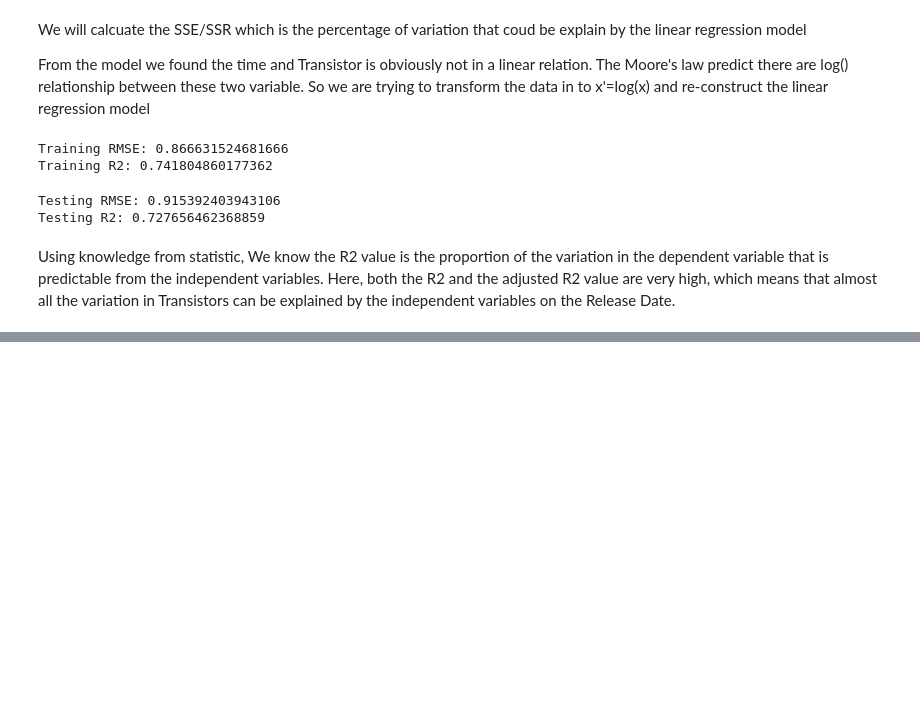
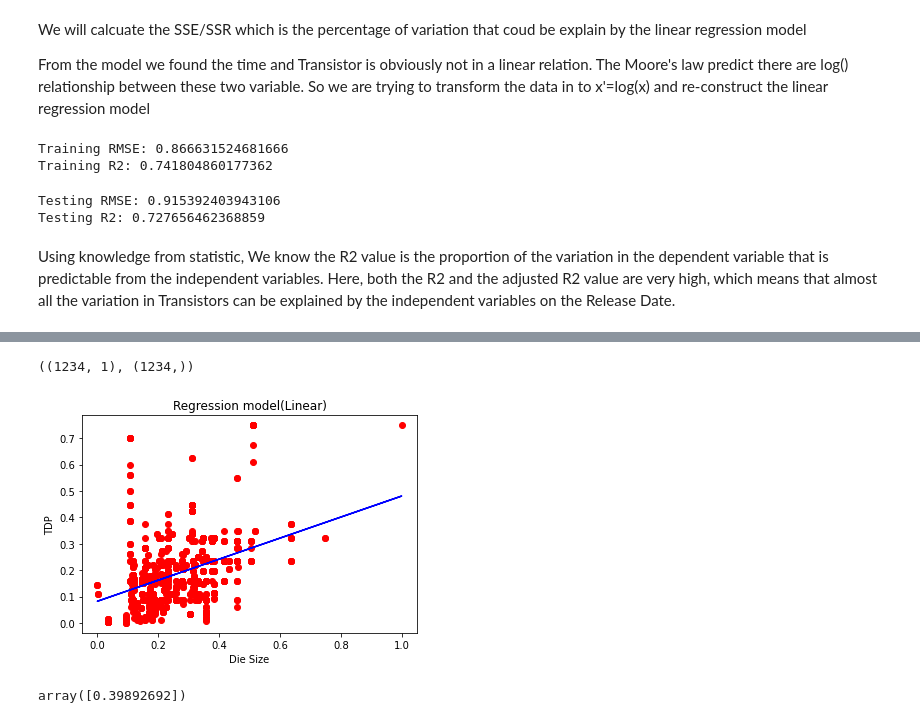
Before and after one commit to Yuchen-PLB/ECS171-FP, a Jupyter notebook: code/models/apply_Regression_Models.ipynb, the cells around one changed output, grey strips where cells are left out. Drawn from its saved outputs; the diff is of its cells as text; code cells hidden in the pictures; blank space fills up the shorter version.

Commit message:
Update apply_Regression_Models with more prediction between variables

```diff
--- a/code/models/apply_Regression_Models.ipynb
+++ b/code/models/apply_Regression_Models.ipynb
@@ -297,0 +300,35 @@ Using knowledge from statistic, We know the R2 value is the proportion of the va
+# %%
+from sklearn.model_selection import train_test_split
+
+y = CPU_normal['TDP (W)']
+X = CPU_normal['Die Size (mm^2)']
+
+X = X.to_numpy()
+y = y.to_numpy()
+
+X_train, X_test, y_train, y_test = train_test_split(X, y, test_size=0.2, random_state=42)
+# %%
+X_train = X_train.reshape(-1, 1)
+X_train.shape, y_train.shape
+# %% [output]
+((1234, 1), (1234,))
+# %%
+from sklearn.linear_model import LinearRegression
+lin_reg = LinearRegression()
+lin_reg.fit(X_train, y_train)
+
+plt.scatter(X_train, y_train, color='red')
+plt.plot(X_train, lin_reg.predict(X_train),color='blue')
+plt.title("Regression model(Linear)")
+plt.xlabel('Die Size')
+plt.ylabel('TDP')
+plt.show()
+
+lin_reg_yhat_train = lin_reg.predict(X_train)
+lin_reg_yhat_test = lin_reg.predict(X_test.reshape(-1, 1))
+
+coefficients = lin_reg.coef_
+coefficients
+# %% [output]
+[figure, added]
+array([0.39892692])
```
Also changed, not shown: parts of 37 cells of this notebook.
